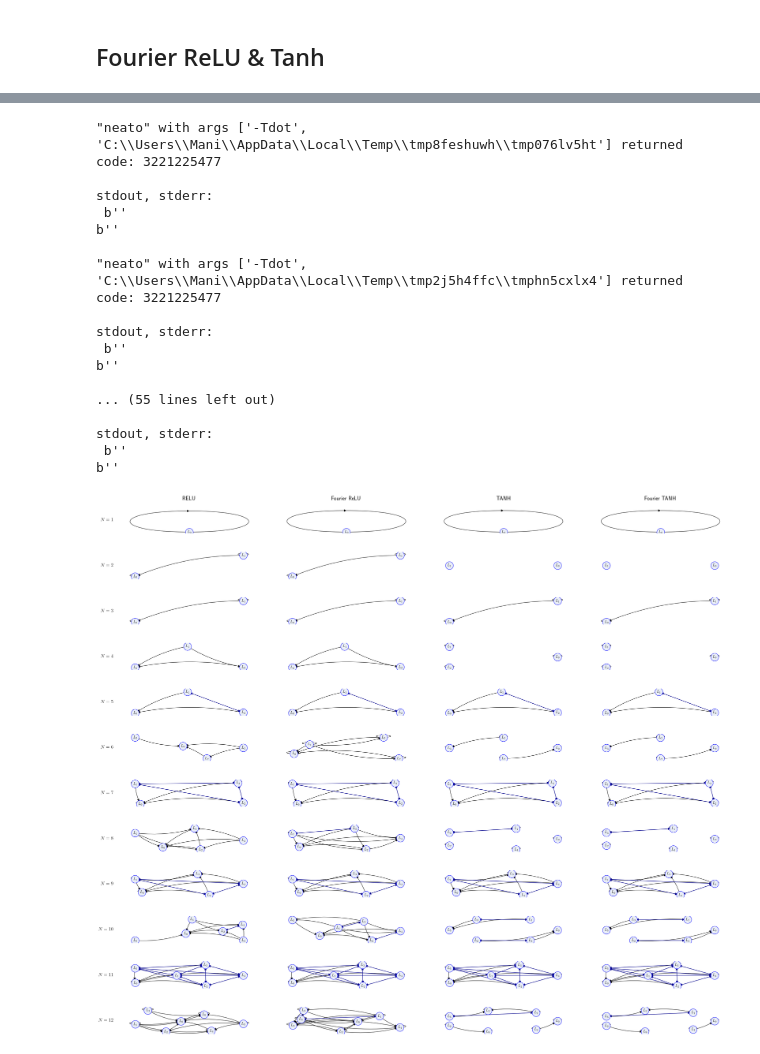
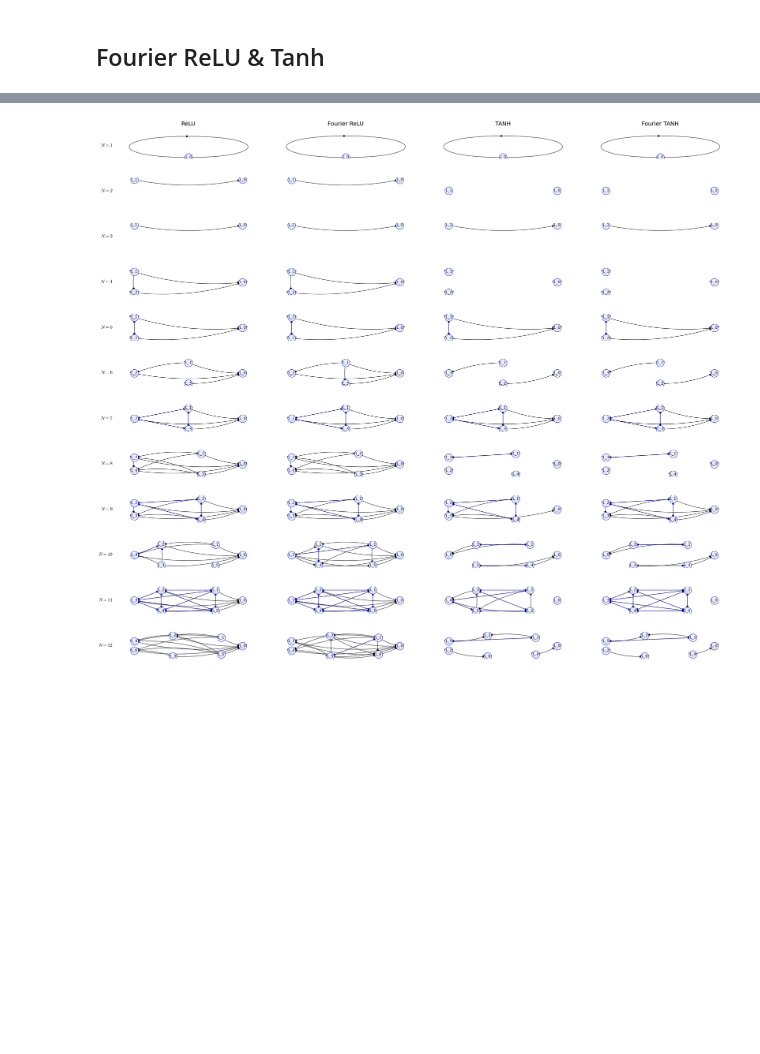
Before and after one commit to ManiShayestehfar/Masters, a Jupyter notebook: equivarient_NN/c_n.ipynb, the cells around one changed output, grey strips where cells are left out. Saved outputs shown, nothing was run; the diff lists cells and outputs as text; code cells hidden in the pictures; blank space fills up the shorter version.

```diff
--- a/equivarient_NN/c_n.ipynb
+++ b/equivarient_NN/c_n.ipynb
@@ -71,7 +74,7 @@ blocks = {}
 for Ls in byL:
     for Lk in byL:
         B = activation_func_block(Q, D, byL, Ls, Lk, activation_func=TANH)
-        if not is_zero_numeric(B, tol=1e-12):
+        if not is_zero_numeric(B, tol=1e-4):
             blocks[(Ls, Lk)] = B
         else:
             blocks[(Ls, Lk)] = sp.Matrix.zeros(1, 1)
@@ -118,13 +121,13 @@ for j, activ_func in enumerate(activ_funcs):
         for Ls in byL:
             for Lk in byL:
                 B = activation_func_block(Q, D, byL, Ls, Lk, activation_func=activ_func)
-                if not is_zero_numeric(B, tol=1e-12):
+                if not is_zero_numeric(B, tol=1e-4):
                     blocks[(Ls, Lk)] = B
 
         ax = axs[i, j]
         intersection_graph(
             blocks,
-            use_latex=True,
+            use_latex=False,
             title=None,
             layout="auto",
             ax=ax
@@ -161,7 +159,7 @@ def calculate_block(N, activ_func):
     for Ls in byL:
         for Lk in byL:
             B = activation_func_block(Q, D, byL, Ls, Lk, activation_func=activ_func)
-            if not is_zero_numeric(B, tol=1e-12):
+            if not is_zero_numeric(B, tol=1e-4):
                 blocks[(Ls, Lk)] = B
 
     return blocks
@@ -175,7 +173,7 @@ def plot_intersection_graph(N, activ_func):
 
     intersection_graph(
                 blocks,
-                use_latex=True,
+                use_latex=False,
                 title=None,
                 layout="auto",
                 ax=ax
@@ -190,15 +188,20 @@ def plot_intersection_graph(N, activ_func):
 
 
 def fourier_series(x, a_coeffs, b_coeffs=None):
-    x = np.array(x, dtype=float)
-    y = 0.5 * a_coeffs[0] * np.ones_like(x)
 
-    M = len(a_coeffs) - 1
-    for m in range(1, M + 1):
-        y += a_coeffs[m] * np.cos(m * x)
-        if b_coeffs is not None and m <= len(b_coeffs):
-            y += b_coeffs[m-1] * np.sin(m * x)
-    return y
+    x = np.atleast_1d(x)
+    X = x[None, :]                     # shape (1, Npoints)
+    result = 0.5 * a_coeffs[0]          # constant term
+
+    if len(a_coeffs) > 1:
+        n = np.arange(1, len(a_coeffs))
+        result += np.sum(a_coeffs[1:, None] * np.cos(n[:, None] * X), axis=0)
+
+    if b_coeffs is not None and len(b_coeffs) > 0:
+        n = np.arange(1, len(b_coeffs)+1)
+        result += np.sum(b_coeffs[:, None] * np.sin(n[:, None] * X), axis=0)
+
+    return result
 # %% [markdown]
 ## Fourier ReLU & Tanh
 # %%
@@ -253,54 +273,37 @@ for j, activ_func in enumerate(activ_funcs):
         for Ls in byL:
             for Lk in byL:
                 B = activation_func_block(Q, D, byL, Ls, Lk, activation_func=activ_func)
-                if not is_zero_numeric(B, tol=1e-12):
+                if not is_zero_numeric(B, tol=1e-4):
                     blocks[(Ls, Lk)] = B
 
         ax = axs[i, j]
         intersection_graph(
             blocks,
-            use_latex=True,
+            use_latex=False,
             title=None,
             layout="auto",
             ax=ax
         )
 
         ax.set_xticks([])
         ax.set_yticks([])
         for side in ("top", "right", "bottom", "left"):
             ax.spines[side].set_visible(False)
 
         if j == 0:
             ax.text(-0.08, 0.5, rf"$N={n}$", transform=ax.transAxes,
                     ha="right", va="center", fontsize=15)
 
         if titles is None:
             if i == 0:
                 ax.set_title(f"{activ_func.__name__}", fontsize=18, pad=20)
 
         else:
             if i == 0:
                 ax.set_title(titles[j], fontsize=18, pad=20)
 
 plt.subplots_adjust(wspace=0.2, hspace=0.7)
 plt.show()
 # %% [output]
-"neato" with args ['-Tdot', 'C:\\Users\\Mani\\AppData\\Local\\Temp\\tmp8feshuwh\\tmp076lv5ht'] returned code: 3221225477
-
-stdout, stderr:
- b''
-b''
-
-"neato" with args ['-Tdot', 'C:\\Users\\Mani\\AppData\\Local\\Temp\\tmp2j5h4ffc\\tmphn5cxlx4'] returned code: 3221225477
-
-stdout, stderr:
- b''
-b''
-
-... (55 lines left out)
-
-stdout, stderr:
- b''
-b''
-[figure, old version]
+[figure, new version]
 # %%
```
Also changed, not shown: parts of 13 cells of this notebook, 1 other file.
